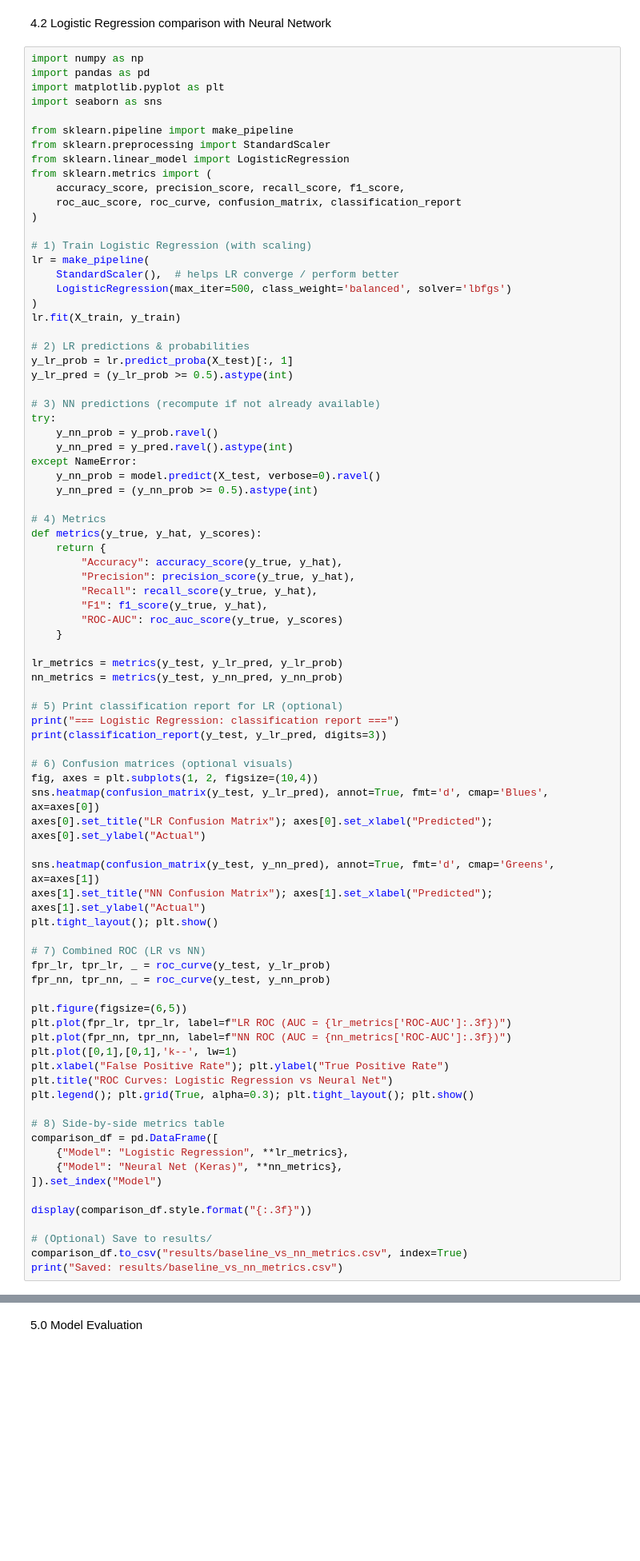
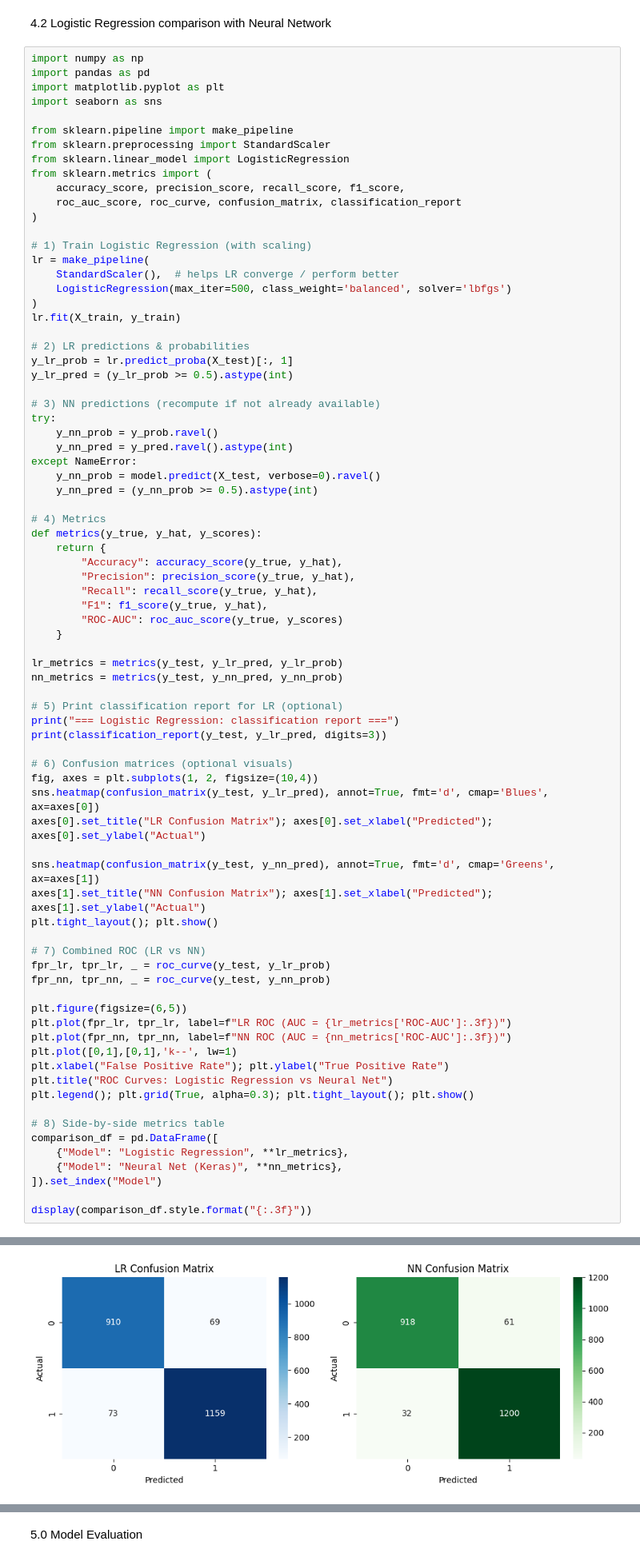
Before and after one commit to adrcynical01/DLI_Assignment, a Jupyter notebook: DLI_Assignment_Official.ipynb, the cells around one changed output, grey strips where cells are left out. Shown at 80% size. Saved outputs shown, nothing was run; the diff lists cells and outputs as text; blank space fills up the shorter version.

```diff
--- a/DLI_Assignment_Official.ipynb
+++ b/DLI_Assignment_Official.ipynb
@@ -233,7 +279,4 @@ comparison_df = pd.DataFrame([
 ]).set_index("Model")
 
 display(comparison_df.style.format("{:.3f}"))
-
-# (Optional) Save to results/
-comparison_df.to_csv("results/baseline_vs_nn_metrics.csv", index=True)
-print("Saved: results/baseline_vs_nn_metrics.csv")
+# %% [output]
@@ -239,0 +292 @@ print("Saved: results/baseline_vs_nn_metrics.csv")
+[figure, added]
```
Also changed, not shown: parts of 10 cells of this notebook.
